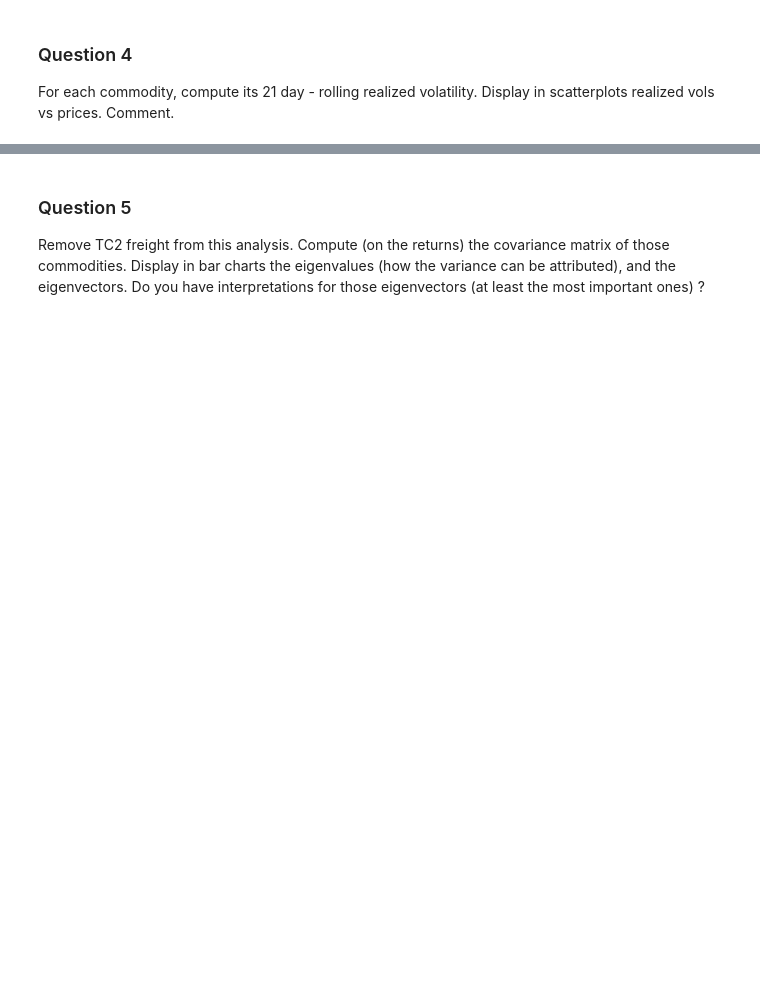
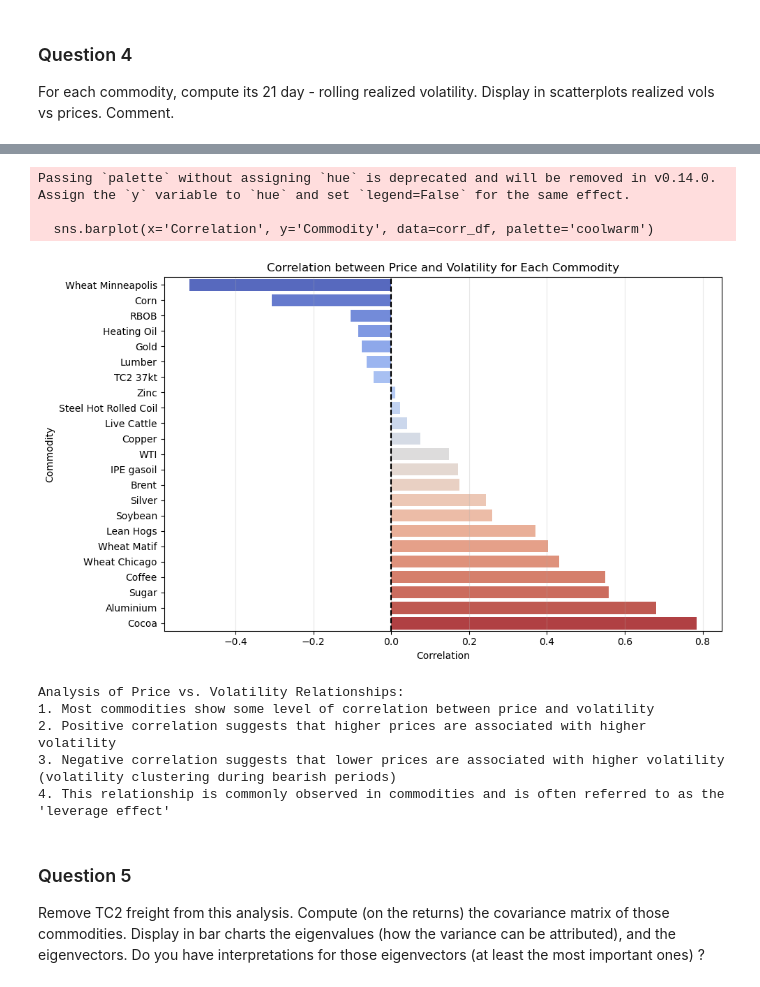
Before and after one commit to thomasmazouzi/Commodities, a Jupyter notebook: homework(1).ipynb, the cells around one changed output, grey strips where cells are left out. Drawn from its saved outputs; the diff is of its cells as text; code cells hidden in the pictures; blank space fills up the shorter version.

```diff
--- a/homework(1).ipynb
+++ b/homework(1).ipynb
@@ -266,3 +301,46 @@ For each commodity, compute its 21 day - rolling realized volatility. Display in
+# %%
+# Create a heatmap to visualize the relationship between volatility and prices for all commodities
+correlations = []
+commodities = []
+
+for commodity_name in commodity.columns:
+    valid_data = ~(np.isnan(commodity[commodity_name]) | np.isnan(rolling_vol[commodity_name]))
+    if sum(valid_data) > 2:  # Need at least two points for correlation
+        x = commodity[commodity_name][valid_data]
+        y = rolling_vol[commodity_name][valid_data]
+        corr = np.corrcoef(x, y)[0, 1]
+        correlations.append(corr)
+        commodities.append(commodity_name)
+
+# Create a DataFrame for the correlations
+corr_df = pd.DataFrame({'Commodity': commodities, 'Correlation': correlations})
+corr_df = corr_df.sort_values('Correlation')
+
+# Plot the correlations
+plt.figure(figsize=(10, 6))
+sns.barplot(x='Correlation', y='Commodity', data=corr_df, palette='coolwarm')
+plt.title('Correlation between Price and Volatility for Each Commodity')
+plt.axvline(x=0, color='black', linestyle='--')
+plt.grid(axis='x', alpha=0.3)
+plt.tight_layout()
+plt.show()
+
+# Comment on the findings
+print("Analysis of Price vs. Volatility Relationships:")
+print("1. Most commodities show some level of correlation between price and volatility")
+print("2. Positive correlation suggests that higher prices are associated with higher volatility")
+print("3. Negative correlation suggests that lower prices are associated with higher volatility (volatility clustering during bearish periods)")
+print("4. This relationship is commonly observed in commodities and is often referred to as the 'leverage effect'")
+# %% [output]
+Passing `palette` without assigning `hue` is deprecated and will be removed in v0.14.0. Assign the `y` variable to `hue` and set `legend=False` for the same effect.
+
+  sns.barplot(x='Correlation', y='Commodity', data=corr_df, palette='coolwarm')
+[figure, added]
+Analysis of Price vs. Volatility Relationships:
+1. Most commodities show some level of correlation between price and volatility
+2. Positive correlation suggests that higher prices are associated with higher volatility
+3. Negative correlation suggests that lower prices are associated with higher volatility (volatility clustering during bearish periods)
+4. This relationship is commonly observed in commodities and is often referred to as the 'leverage effect'
 # %% [markdown]
 ### Question 5
 Remove TC2 freight from this analysis.
```
Also changed, not shown: parts of 27 cells of this notebook.
